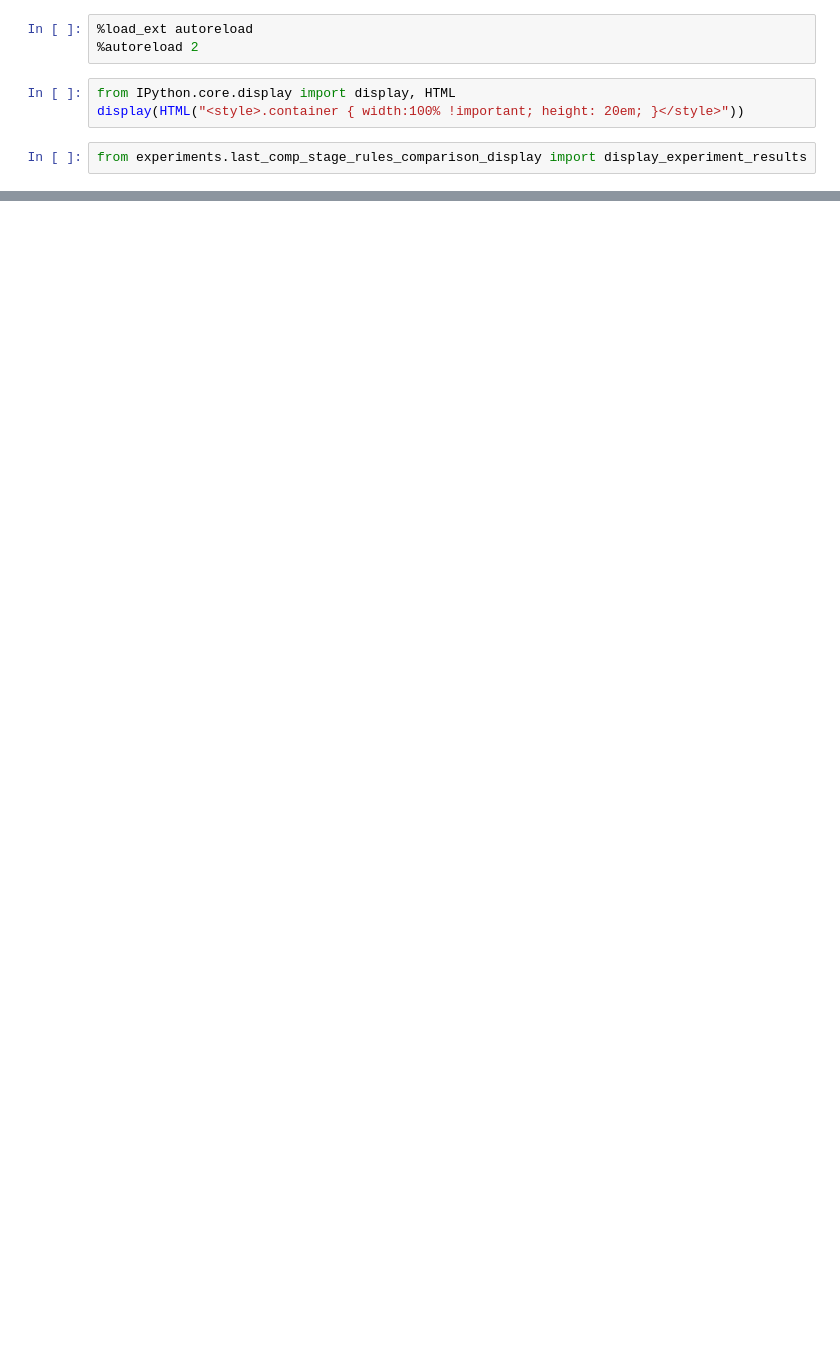
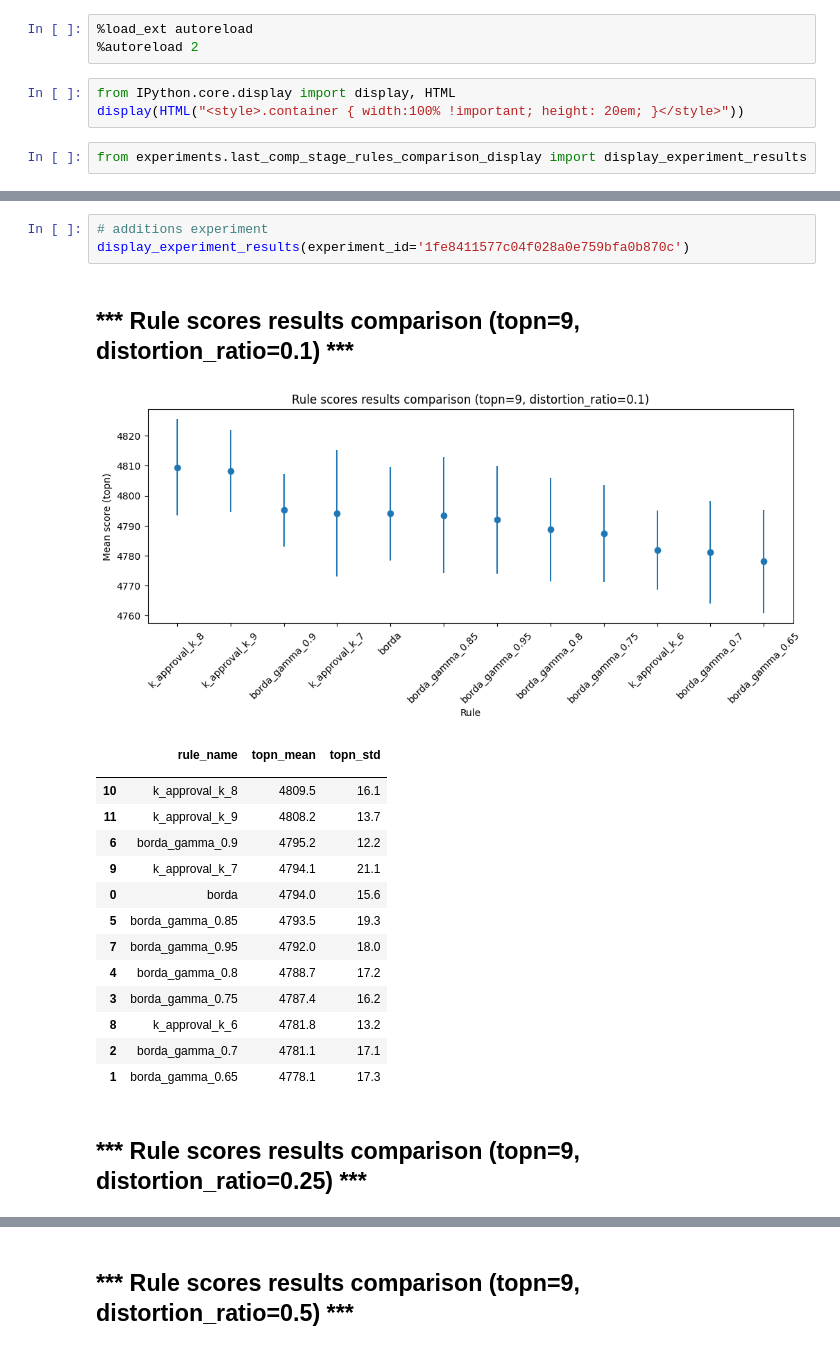
Before and after one commit to itayL1/ToarAI2Sadna, a Jupyter notebook: last_comp_stage_rules_comparison_display.ipynb, the cells around one changed output, grey strips where cells are left out. Drawn from its saved outputs; the diff is of its cells as text; blank space fills up the shorter version.

```diff
--- a/last_comp_stage_rules_comparison_display.ipynb
+++ b/last_comp_stage_rules_comparison_display.ipynb
@@ -88,0 +12,21 @@ display_experiment_results(experiment_id='31c504ea05c643e88433bc22474dd159')
+# %%
+# additions experiment
+display_experiment_results(experiment_id='1fe8411577c04f028a0e759bfa0b870c')
+# %% [output]
+*** Rule scores results comparison (topn=9, distortion_ratio=0.1) ***
+[figure, added]
+|  | rule_name | topn_mean | topn_std |
+|  |  |  |  |
+| 10 | k_approval_k_8 | 4809.5 | 16.1 |
+| 11 | k_approval_k_9 | 4808.2 | 13.7 |
+| 6 | borda_gamma_0.9 | 4795.2 | 12.2 |
+| 9 | k_approval_k_7 | 4794.1 | 21.1 |
+| 0 | borda | 4794.0 | 15.6 |
+| 5 | borda_gamma_0.85 | 4793.5 | 19.3 |
+| 7 | borda_gamma_0.95 | 4792.0 | 18.0 |
+| 4 | borda_gamma_0.8 | 4788.7 | 17.2 |
+| 3 | borda_gamma_0.75 | 4787.4 | 16.2 |
+| 8 | k_approval_k_6 | 4781.8 | 13.2 |
+| 2 | borda_gamma_0.7 | 4781.1 | 17.1 |
+| 1 | borda_gamma_0.65 | 4778.1 | 17.3 |
+*** Rule scores results comparison (topn=9, distortion_ratio=0.25) ***
@@ -88,0 +48 @@ display_experiment_results(experiment_id='31c504ea05c643e88433bc22474dd159')
+*** Rule scores results comparison (topn=9, distortion_ratio=0.5) ***
```
Also changed, not shown: parts of 2 cells of this notebook.
